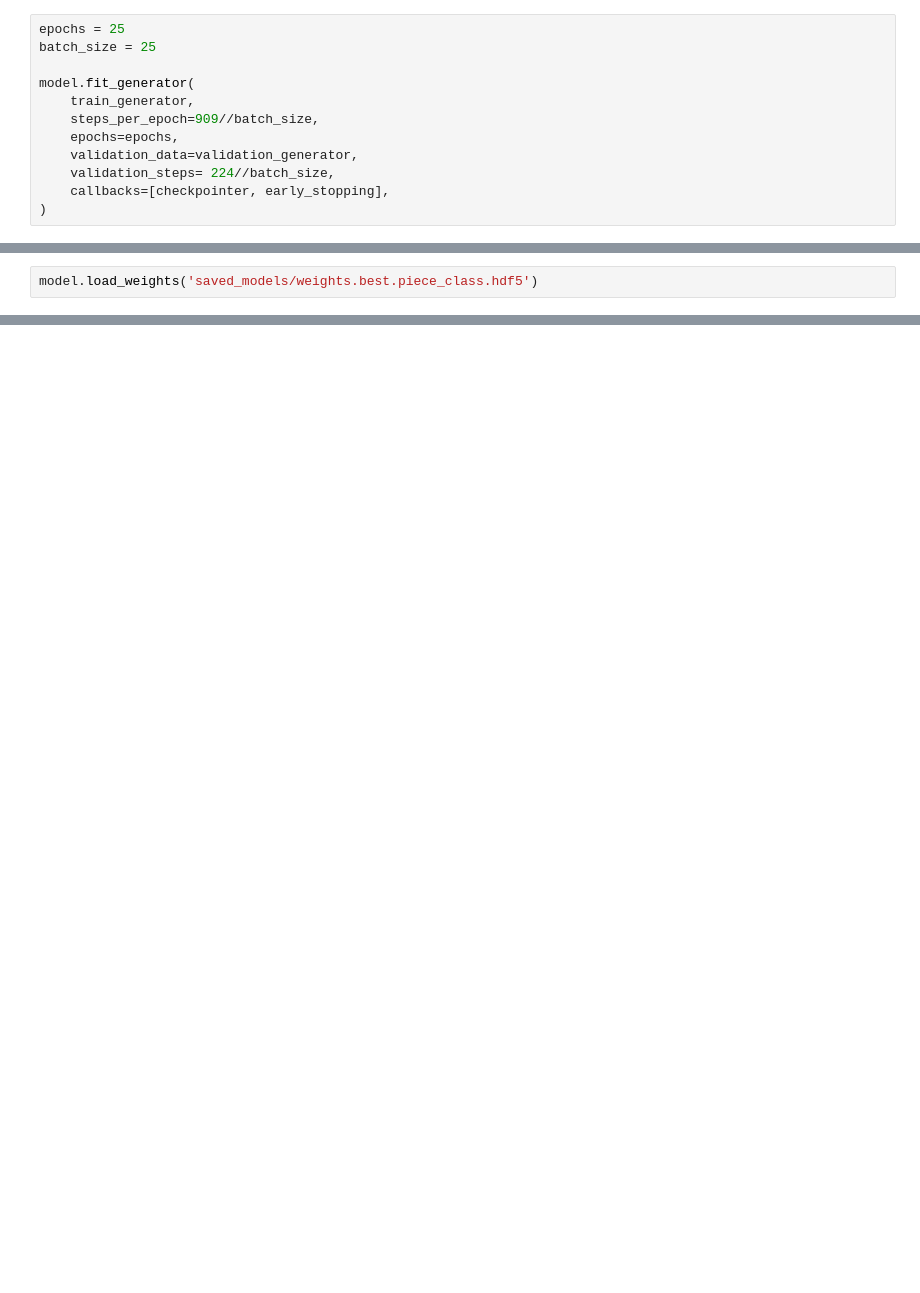
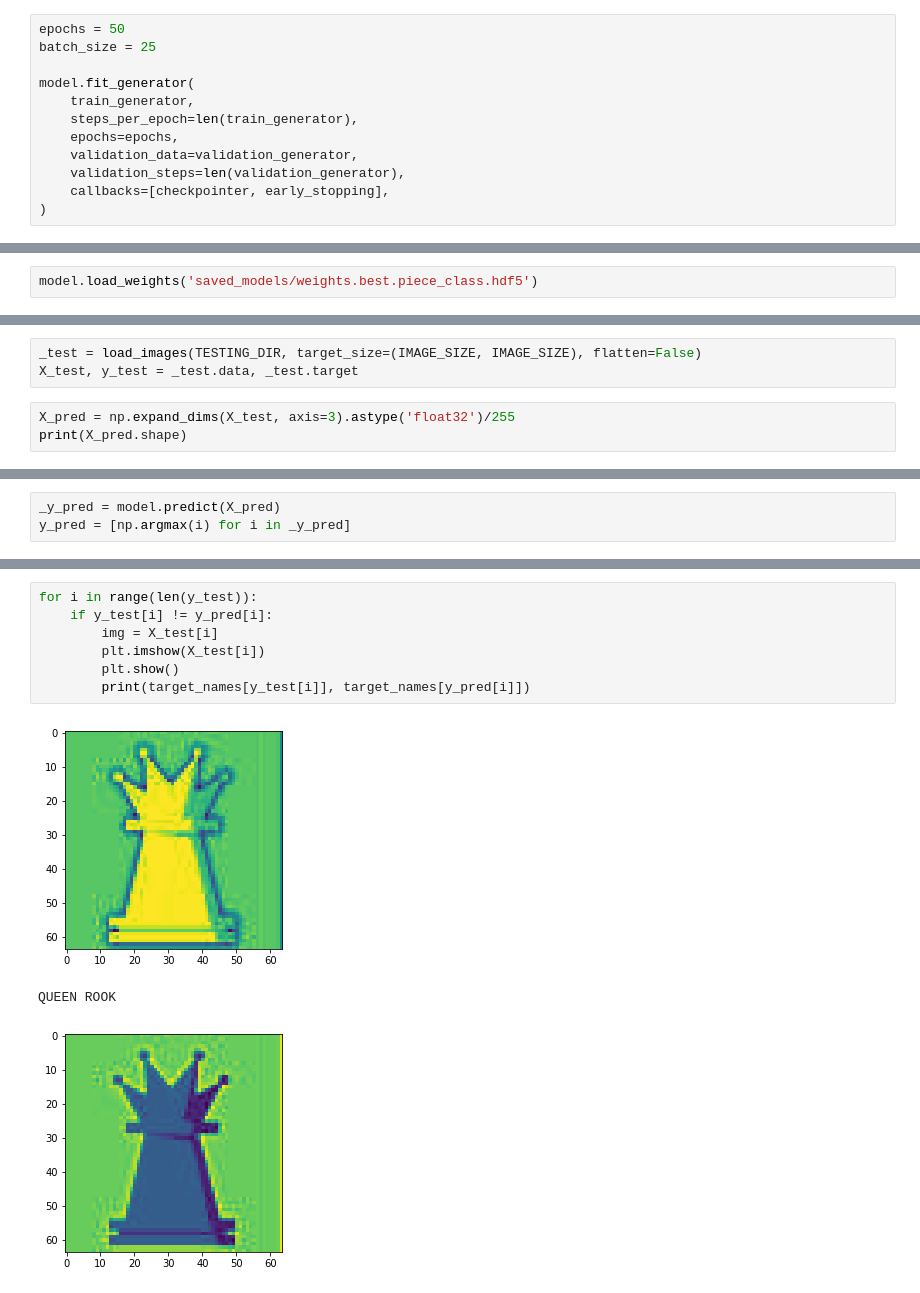
Before and after one commit to rtindru/chess_move, a Jupyter notebook: piece_detector.ipynb, the cells around one changed output, grey strips where cells are left out. Saved outputs shown, nothing was run; the diff lists cells and outputs as text; blank space fills up the shorter version.

Commit message:
Updates to the trained models
Moved some test images out and replaced them
Updated the baseline model
Generated new Deep NN model

```diff
--- a/piece_detector.ipynb
+++ b/piece_detector.ipynb
@@ -122,13 +239,13 @@ early_stopping = EarlyStopping(monitor='val_loss', patience=5)
 # %%
-epochs = 25
+epochs = 50
 batch_size = 25
 
 model.fit_generator(
     train_generator,
-    steps_per_epoch=909//batch_size,
+    steps_per_epoch=len(train_generator),
     epochs=epochs,
     validation_data=validation_generator,
-    validation_steps= 224//batch_size,
+    validation_steps=len(validation_generator),
     callbacks=[checkpointer, early_stopping],
 )
 # %% [output]
@@ -207,0 +272,6 @@ BLANK
+# %%
+_test = load_images(TESTING_DIR, target_size=(IMAGE_SIZE, IMAGE_SIZE), flatten=False)
+X_test, y_test = _test.data, _test.target
+# %%
+X_pred = np.expand_dims(X_test, axis=3).astype('float32')/255
+print(X_pred.shape)
@@ -207,0 +280,3 @@ BLANK
+# %%
+_y_pred = model.predict(X_pred)
+y_pred = [np.argmax(i) for i in _y_pred]
@@ -207,0 +314,11 @@ BLANK
+# %%
+for i in range(len(y_test)):
+    if y_test[i] != y_pred[i]:
+        img = X_test[i]
+        plt.imshow(X_test[i])
+        plt.show()
+        print(target_names[y_test[i]], target_names[y_pred[i]])
+# %% [output]
+[figure, added]
+QUEEN ROOK
+[figure, added]
```
Also changed, not shown: parts of 16 cells of this notebook, 39 other files.
